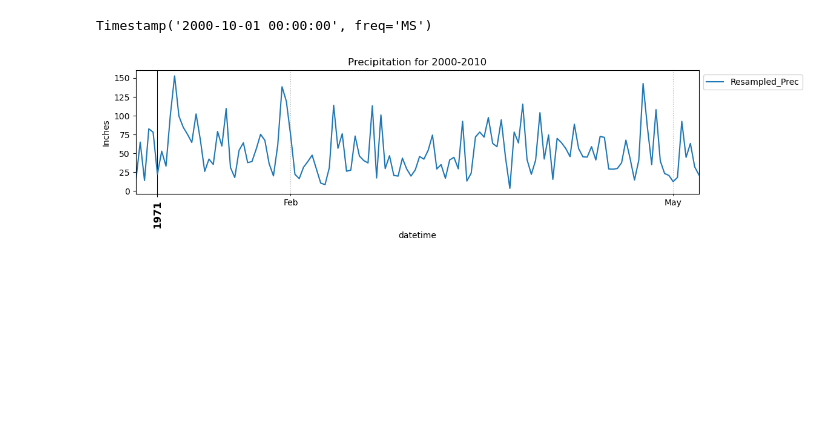
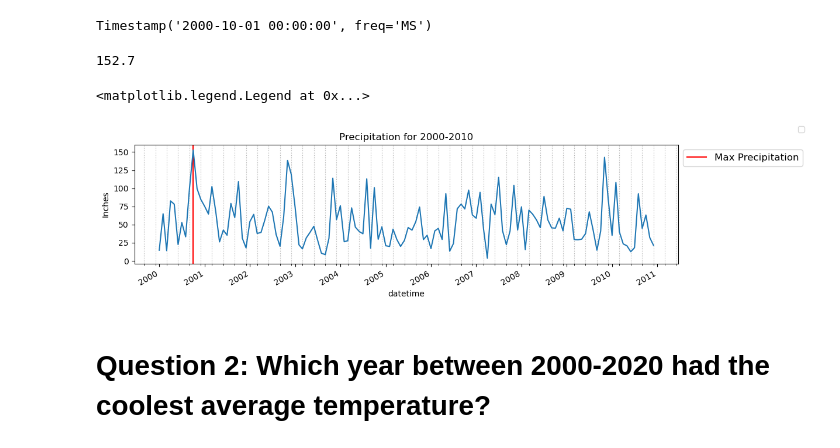
Before and after one commit to IndiaTJohnson/Resampling-Datetime-Data-Core, a Jupyter notebook: ResamplingDatetimeData.ipynb, the cells around one changed output. Cells and saved outputs as stored; diff of their text form; code cells hidden in the pictures; blank space fills up the shorter version.

Commit message:
Update plots
Updated plots but still need to fix a few things: Legends and labels

```diff
--- a/ResamplingDatetimeData.ipynb
+++ b/ResamplingDatetimeData.ipynb
@@ -264,3 +261,8 @@ temp_df_MS_res_prec.plot(style='-', label='Original - Missing Data',ax=ax, color
+# %%
+max_prec_value = temp_df_MS_res_prec.max()
+max_prec_value
+# %% [output]
+152.7
 # %%
 ## creating our tick locators and formatters
 ## for minor month ticks
@@ -270,24 +271,29 @@ fmt_months = mdates.DateFormatter("%b")
 ## for major year ticks
 loc_year = mdates.YearLocator()
 fmt_year = mdates.DateFormatter("%Y")
-# %%
-##  Make the fig and axis first
-#  plot the time series with pandas
-fig, ax = plt.subplots(figsize=(12,3))
-temp_df_MS_res_prec.plot(ax=ax,title='Precipitation for 2000-2010', ylabel='Inches');
-##  Set xticks and xticklables
-ax.set_xticks(ax.get_xticks())
-ax.set_xticklabels(ax.get_xticklabels(), fontsize='large',fontweight='bold' )
-##  customize minor ticks
-ax.xaxis.set_minor_locator(loc_3months)
-ax.xaxis.set_minor_formatter(fmt_months)
-##  customize major ticks
-ax.xaxis.set_major_locator(loc_year)
-ax.xaxis.set_major_formatter(fmt_year)
-##  Making major/minor gridlines visually distince
-ax.grid(which='minor',axis='x',ls=":")
-ax.grid(which='major',axis='x',color='k')
-fig.autofmt_xdate(rotation=90,ha='center')
-ax.legend(bbox_to_anchor=[1,1]);
-# %% [output]
-[figure, removed]
+# %%
+fig, ax = plt.subplots(figsize=(12,3))
+ax.set_title("Precipitation for 2000-2010")
+ax.set_ylabel("Inches")
+##  Set xticks and xticklables
+#ax.set_xticks(ax.get_xticks())
+#ax.set_xticklabels(ax.get_xticklabels(), fontsize='large',fontweight='bold' )
+##  customize minor ticks
+ax.xaxis.set_minor_locator(loc_3months)
+##  customize major ticks
+ax.xaxis.set_major_locator(loc_year)
+ax.xaxis.set_major_formatter(fmt_year)
+##  Making major/minor gridlines visually distinct
+ax.grid(which='minor',axis='x',ls=":")
+ax.grid(which='major',axis='x',ls="solid")
+fig.legend(labels = ["Precipitation"])
+fig.autofmt_xdate(rotation=90,ha='center')
+ax.axvline(x=max_prec, color ='r', label = max_prec_value)
+
+temp_df_MS_res_prec.plot(ax=ax)
+ax.legend(["Max Precipitation"],fontsize="large", bbox_to_anchor=[1,1])
+# %% [output]
+<matplotlib.legend.Legend at 0x...>
+[figure, added]
+# %% [markdown]
+# Question 2: Which year between 2000-2020 had the coolest average temperature?
```
Also changed, not shown: parts of 7 cells of this notebook.
